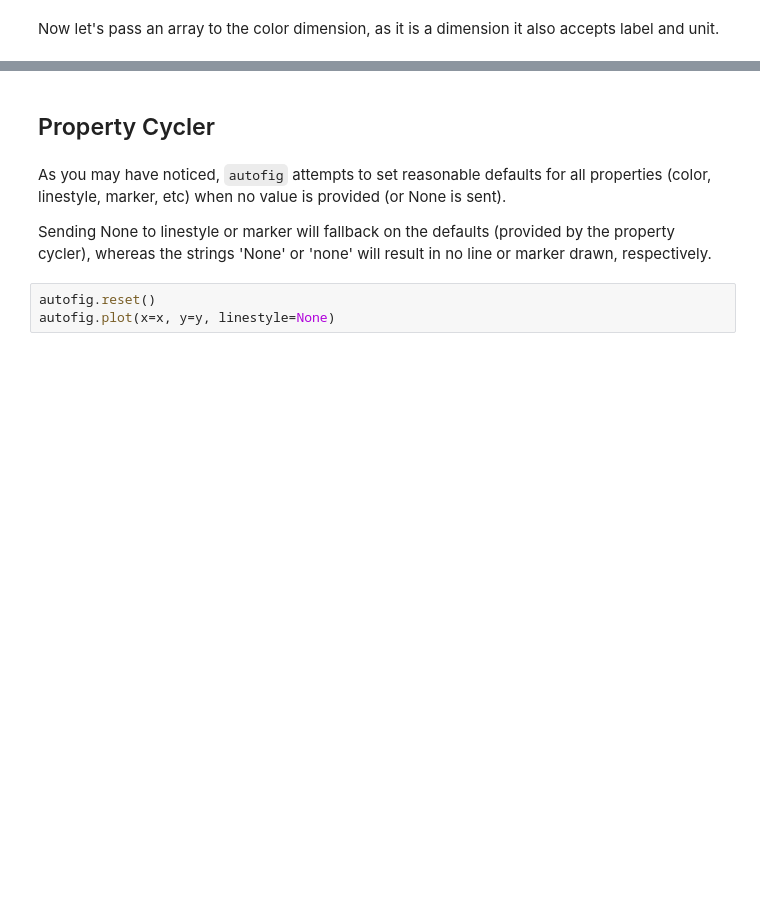
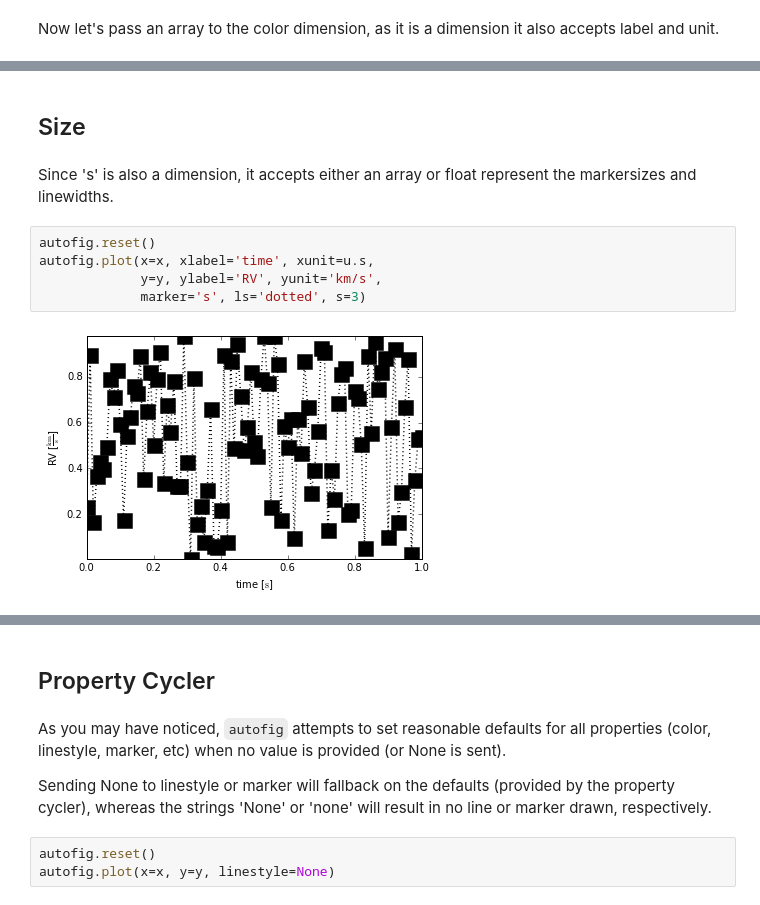
Before and after one commit to kecnry/autofig, a Jupyter notebook: examples/autofig_basics.ipynb, the cells around one changed output, grey strips where cells are left out. Cells and saved outputs as stored; diff of their text form; blank space fills up the shorter version.

```diff
--- a/examples/autofig_basics.ipynb
+++ b/examples/autofig_basics.ipynb
@@ -103,0 +114,11 @@ autofig.plot(x=x, xlabel='time', xunit=u.s,
+# %% [markdown]
+## Size
+# %% [markdown]
+Since 's' is also a dimension, it accepts either an array or float represent the markersizes and linewidths.
+# %%
+autofig.reset()
+autofig.plot(x=x, xlabel='time', xunit=u.s,
+             y=y, ylabel='RV', yunit='km/s',
+             marker='s', ls='dotted', s=3)
+# %% [output]
+[figure, added]
```
Also changed, not shown: parts of 24 cells of this notebook.
